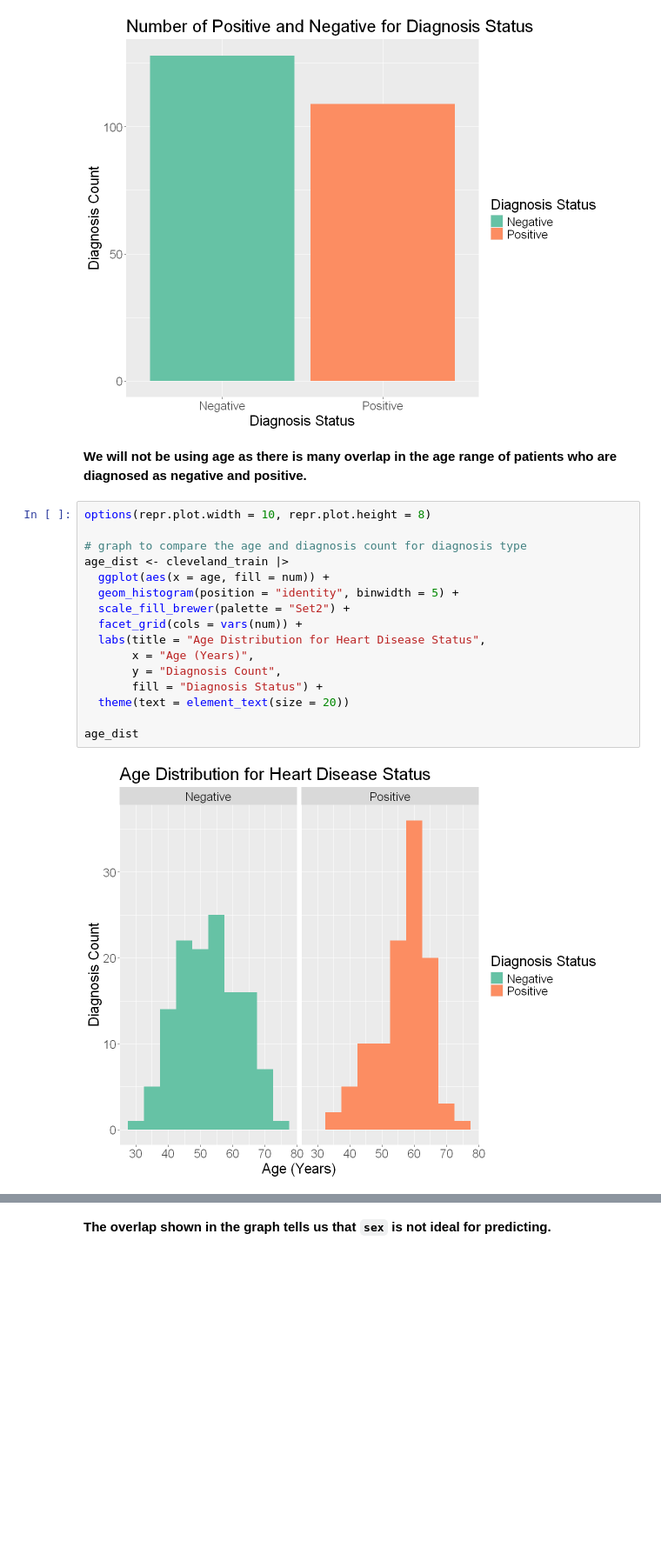
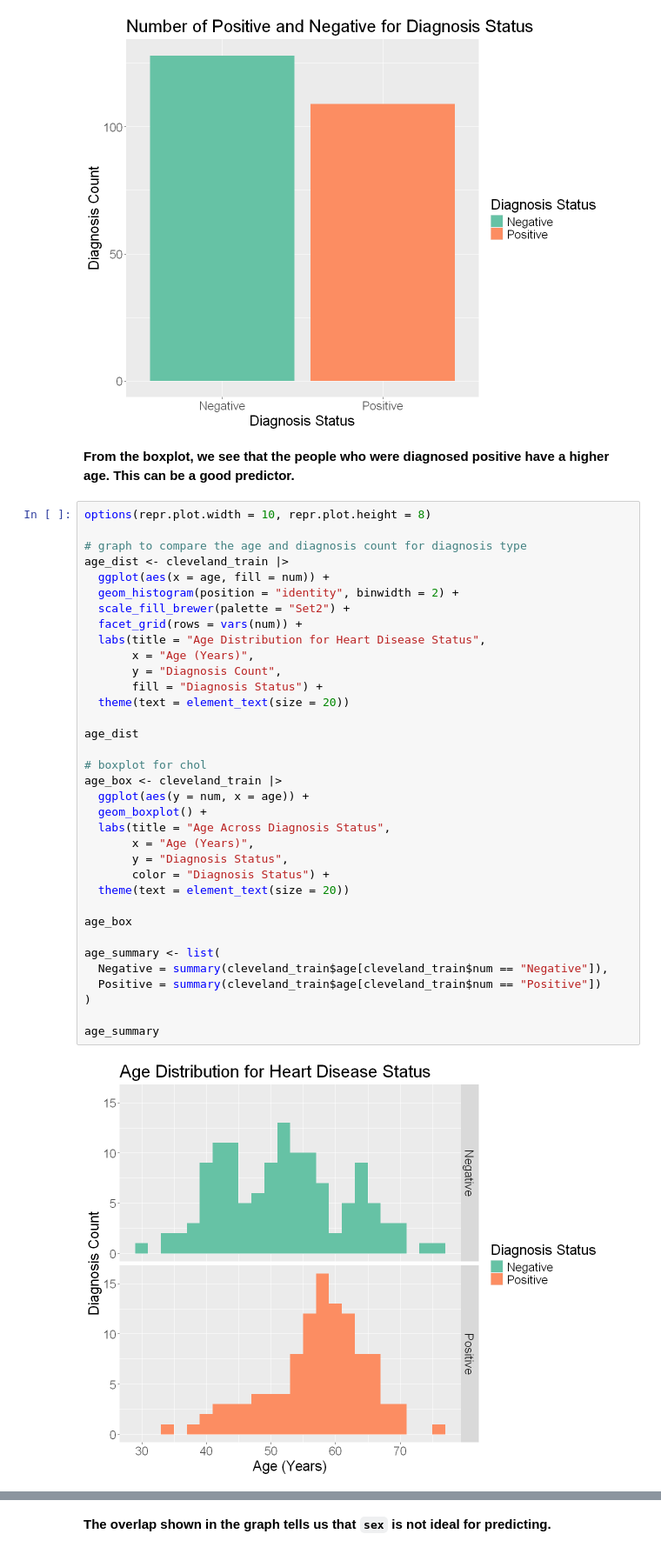
Before and after one commit to Jaboott/DSCI100-Project, a Jupyter notebook: Project_Proposal.ipynb, the cells around one changed output, grey strips where cells are left out. Shown at 87% size. Drawn from its saved outputs; the diff is of its cells as text; blank space fills up the shorter version.

```diff
--- a/Project_Proposal.ipynb
+++ b/Project_Proposal.ipynb
@@ -325,23 +325,42 @@ status_dist <- cleveland_train |>
 status_dist
 # %% [output]
 [figure]
-# %% [markdown]
-**We will not be using age as there is many overlap in the age range of patients who are diagnosed as negative and positive.**
+# %% [markdown]
+**From the boxplot, we see that the people who were diagnosed positive have a higher age. This can be a good predictor.**
 # %%
 options(repr.plot.width = 10, repr.plot.height = 8)
 
 # graph to compare the age and diagnosis count for diagnosis type
 age_dist <- cleveland_train |>
   ggplot(aes(x = age, fill = num)) +
-  geom_histogram(position = "identity", binwidth = 5) +
+  geom_histogram(position = "identity", binwidth = 2) +
   scale_fill_brewer(palette = "Set2") +
-  facet_grid(cols = vars(num)) +
+  facet_grid(rows = vars(num)) +
   labs(title = "Age Distribution for Heart Disease Status",
        x = "Age (Years)",
        y = "Diagnosis Count",
        fill = "Diagnosis Status") +
   theme(text = element_text(size = 20))
 
 age_dist
+
+# boxplot for chol
+age_box <- cleveland_train |>
+  ggplot(aes(y = num, x = age)) +
+  geom_boxplot() +
+  labs(title = "Age Across Diagnosis Status",
+       x = "Age (Years)",
+       y = "Diagnosis Status",
+       color = "Diagnosis Status") +
+  theme(text = element_text(size = 20))
+
+age_box
+
+age_summary <- list(
+  Negative = summary(cleveland_train$age[cleveland_train$num == "Negative"]),
+  Positive = summary(cleveland_train$age[cleveland_train$num == "Positive"])
+)
+
+age_summary
 # %% [output]
-[figure, old version]
+[figure, new version]
```
Also changed, not shown: parts of 12 cells of this notebook.
